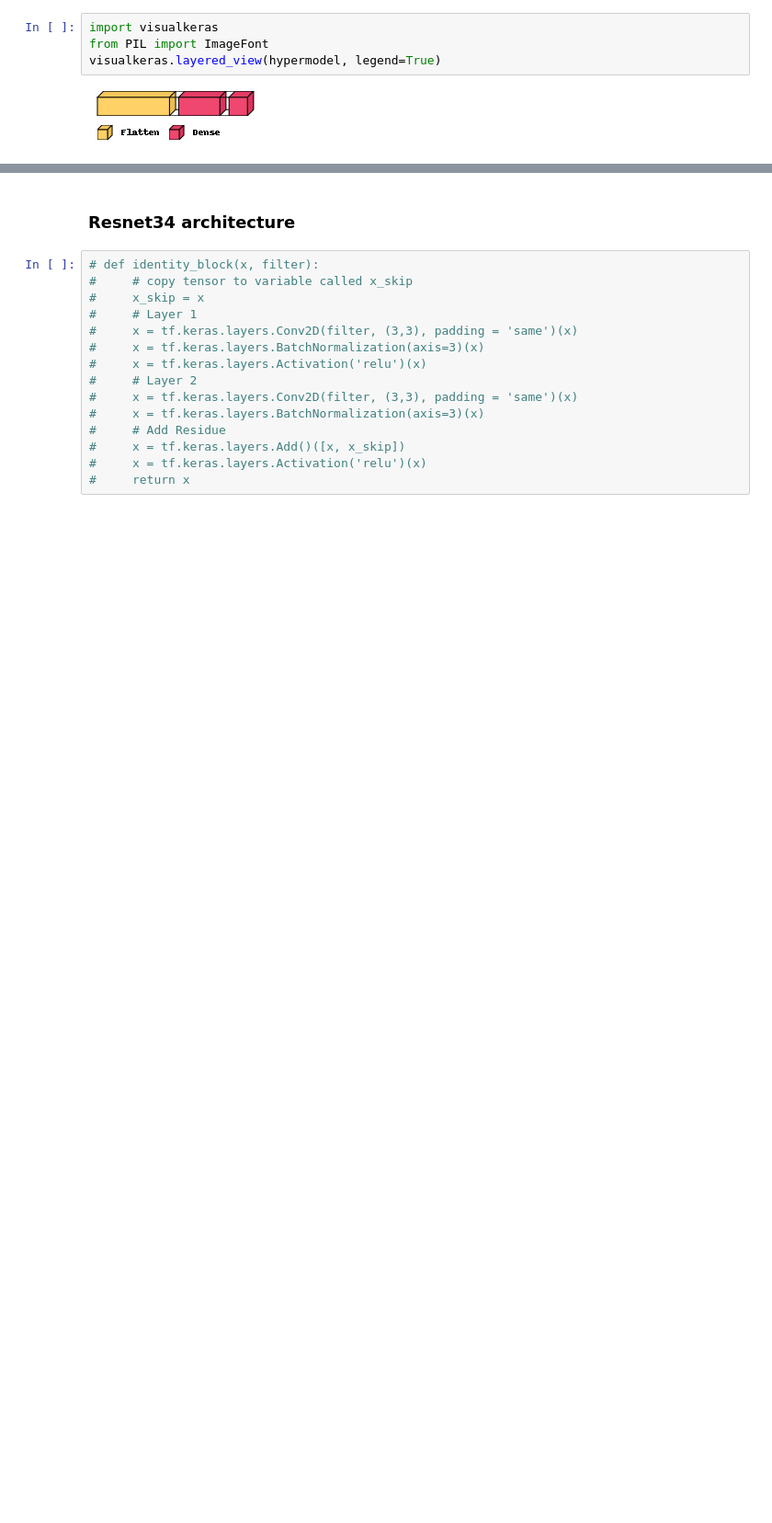
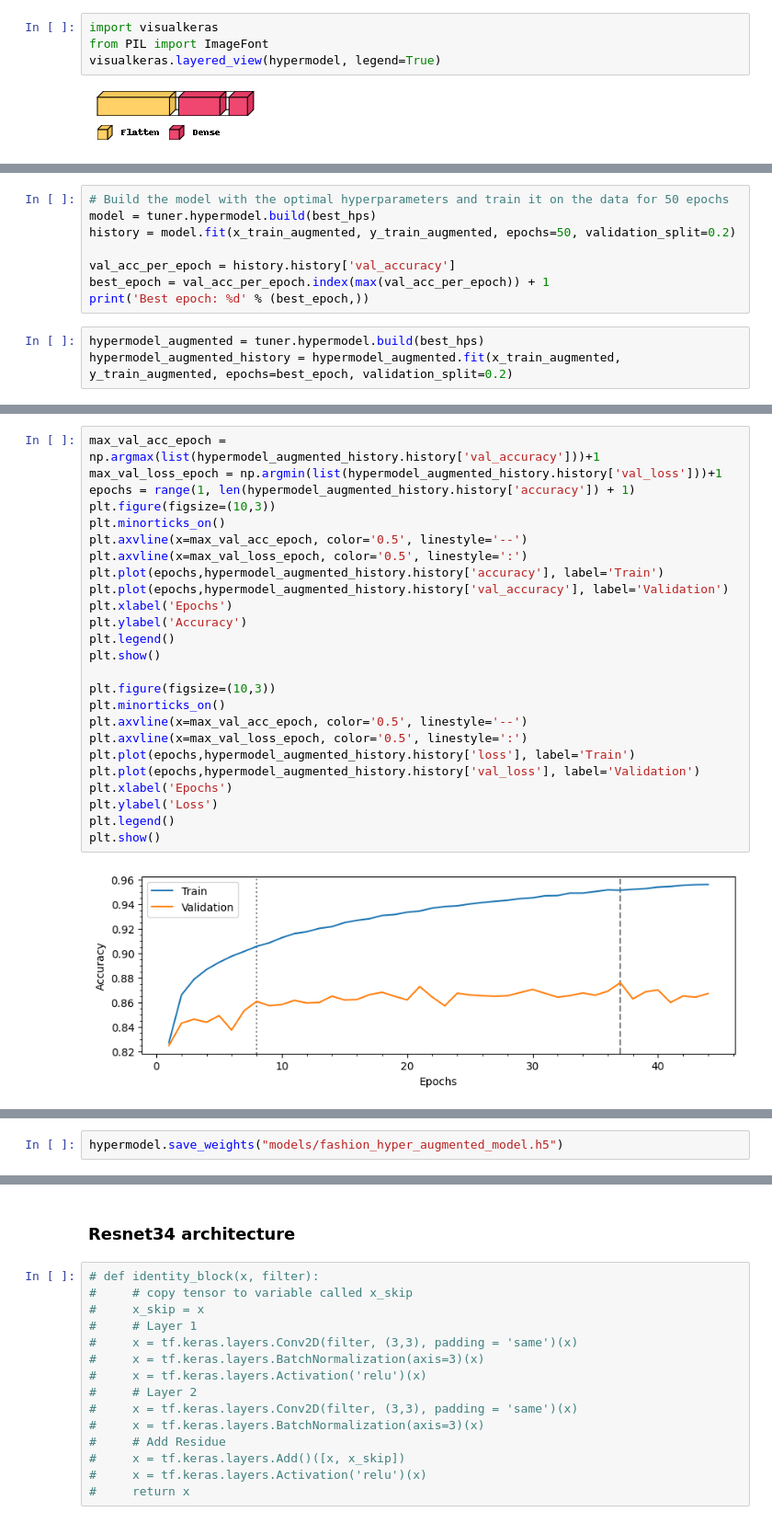
Before and after one commit to Amirrahman19/DeepLearning, a Jupyter notebook: CA1/PartA/fashion-Copy1.ipynb, the cells around one changed output, grey strips where cells are left out. Shown: that part at 92% size. Saved outputs shown, nothing was run; the diff lists cells and outputs as text; blank space fills up the shorter version.

```diff
--- a/CA1/PartA/fashion-Copy1.ipynb
+++ b/CA1/PartA/fashion-Copy1.ipynb
@@ -713,0 +693,11 @@ hypermodel.save_weights("models/fashion_hyper_augmented_model.h5")
+# %%
+# Build the model with the optimal hyperparameters and train it on the data for 50 epochs
+model = tuner.hypermodel.build(best_hps)
+history = model.fit(x_train_augmented, y_train_augmented, epochs=50, validation_split=0.2)
+
+val_acc_per_epoch = history.history['val_accuracy']
+best_epoch = val_acc_per_epoch.index(max(val_acc_per_epoch)) + 1
+print('Best epoch: %d' % (best_epoch,))
+# %%
+hypermodel_augmented = tuner.hypermodel.build(best_hps)
+hypermodel_augmented_history = hypermodel_augmented.fit(x_train_augmented, y_train_augmented, epochs=best_epoch, validation_split=0.2)
@@ -713,0 +728,27 @@ hypermodel.save_weights("models/fashion_hyper_augmented_model.h5")
+# %%
+max_val_acc_epoch = np.argmax(list(hypermodel_augmented_history.history['val_accuracy']))+1
+max_val_loss_epoch = np.argmin(list(hypermodel_augmented_history.history['val_loss']))+1
+epochs = range(1, len(hypermodel_augmented_history.history['accuracy']) + 1)
+plt.figure(figsize=(10,3))
+plt.minorticks_on()
+plt.axvline(x=max_val_acc_epoch, color='0.5', linestyle='--')
+plt.axvline(x=max_val_loss_epoch, color='0.5', linestyle=':')
+plt.plot(epochs,hypermodel_augmented_history.history['accuracy'], label='Train')
+plt.plot(epochs,hypermodel_augmented_history.history['val_accuracy'], label='Validation')
+plt.xlabel('Epochs')
+plt.ylabel('Accuracy')
+plt.legend()
+plt.show()
+
+plt.figure(figsize=(10,3))
+plt.minorticks_on()
+plt.axvline(x=max_val_acc_epoch, color='0.5', linestyle='--')
+plt.axvline(x=max_val_loss_epoch, color='0.5', linestyle=':')
+plt.plot(epochs,hypermodel_augmented_history.history['loss'], label='Train')
+plt.plot(epochs,hypermodel_augmented_history.history['val_loss'], label='Validation')
+plt.xlabel('Epochs')
+plt.ylabel('Loss')
+plt.legend()
+plt.show()
+# %% [output]
+[figure, added]
@@ -713,0 +756,2 @@ hypermodel.save_weights("models/fashion_hyper_augmented_model.h5")
+# %%
+hypermodel.save_weights("models/fashion_hyper_augmented_model.h5")
```
Also changed, not shown: parts of 30 cells of this notebook, 7 other files.
